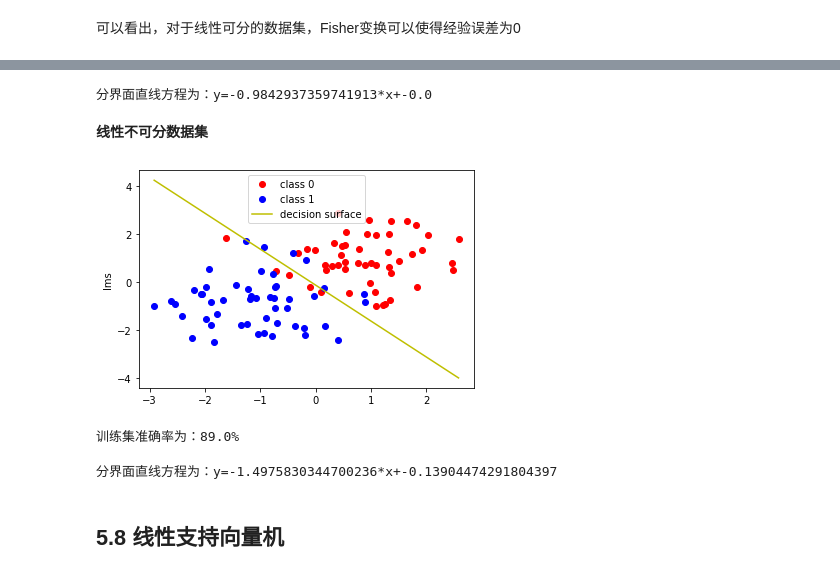
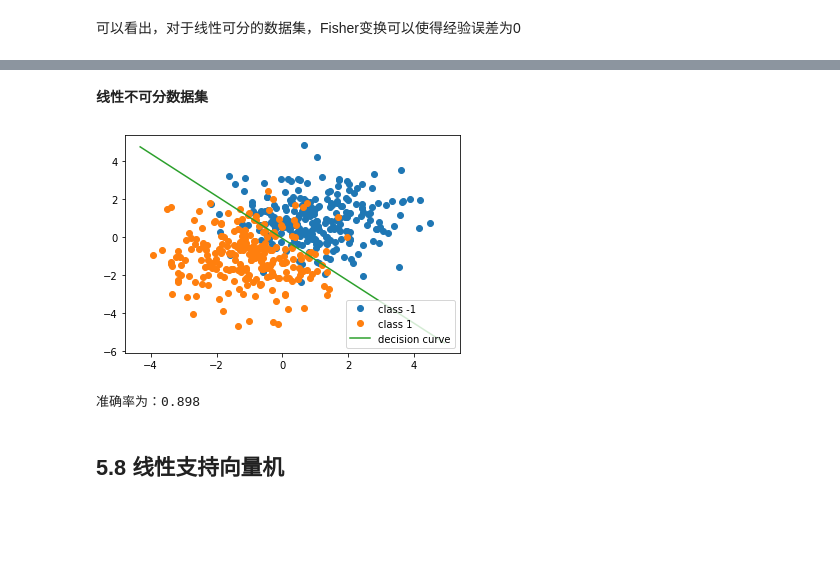
Before and after one commit to ZhuBodian/mo_shi_shi_bie_4, a Jupyter notebook: example.ipynb, the cells around one changed output, grey strips where cells are left out. Cells and saved outputs as stored; diff of their text form; code cells hidden in the pictures; blank space fills up the shorter version.

```diff
--- a/example.ipynb
+++ b/example.ipynb
@@ -343,25 +362,24 @@ print('训练集准确率为：' + str(instance.score() * 100) + '%')
-# %%
-print('分界面直线方程为：' + instance.linear_equation)
-# %% [output]
-分界面直线方程为：y=-0.9842937359741913*x+-0.0
 # %% [markdown]
 **线性不可分数据集**
 # %%
-std = 1
-data, label = datasets.make_blobs(n_samples=n_samples, n_features=2, centers=centers, cluster_std=std,
-                                  random_state=seed)
+n_samples = 500
+seed = 42
+centers = [[1, 1], [-1, -1]]
+std = 1.2
+prior = np.array([0.5, 0.5])
+data, label = datasets.make_blobs(n_samples=n_samples, n_features=2, centers=centers, cluster_std=std)
+label = 2 * label - 1
-# %%
-instance = mlc.LinearClassifier(data, label, prior)
-instance.lms_fit()
-instance.plot()
-print('训练集准确率为：' + str(instance.score() * 100) + '%')
-# %% [output]
-[figure, removed]
-训练集准确率为：89.0%
-# %%
-print('分界面直线方程为：' + instance.linear_equation)
-# %% [output]
-分界面直线方程为：y=-1.4975830344700236*x+-0.13904474291804397
+# %%
+fisher_instance = mlc.LinearClassifier(data, label, prior)
+omega, mean0, mean1 = fisher_instance.fisher_fit()
+fisher_decision = lambda x: (np.log(prior[1] / prior[0]) + (omega[1] * (mean0[1] + mean1[1])) / 2 - omega[0] * (x - (mean0[0] + mean1[0]) / 2)) / omega[1]
+my_plot(data, label, fisher_decision)
+# %% [output]
+[figure, added]
+# %%
+print(f'准确率为：{accuracy_score(label[:, np.newaxis], fisher_instance.predict(data))}')
+# %% [output]
+准确率为：0.898
 # %% [markdown]
 ## 5.8 线性支持向量机
 # %% [markdown]
```
Also changed, not shown: parts of 9 cells of this notebook, 1 other file.
